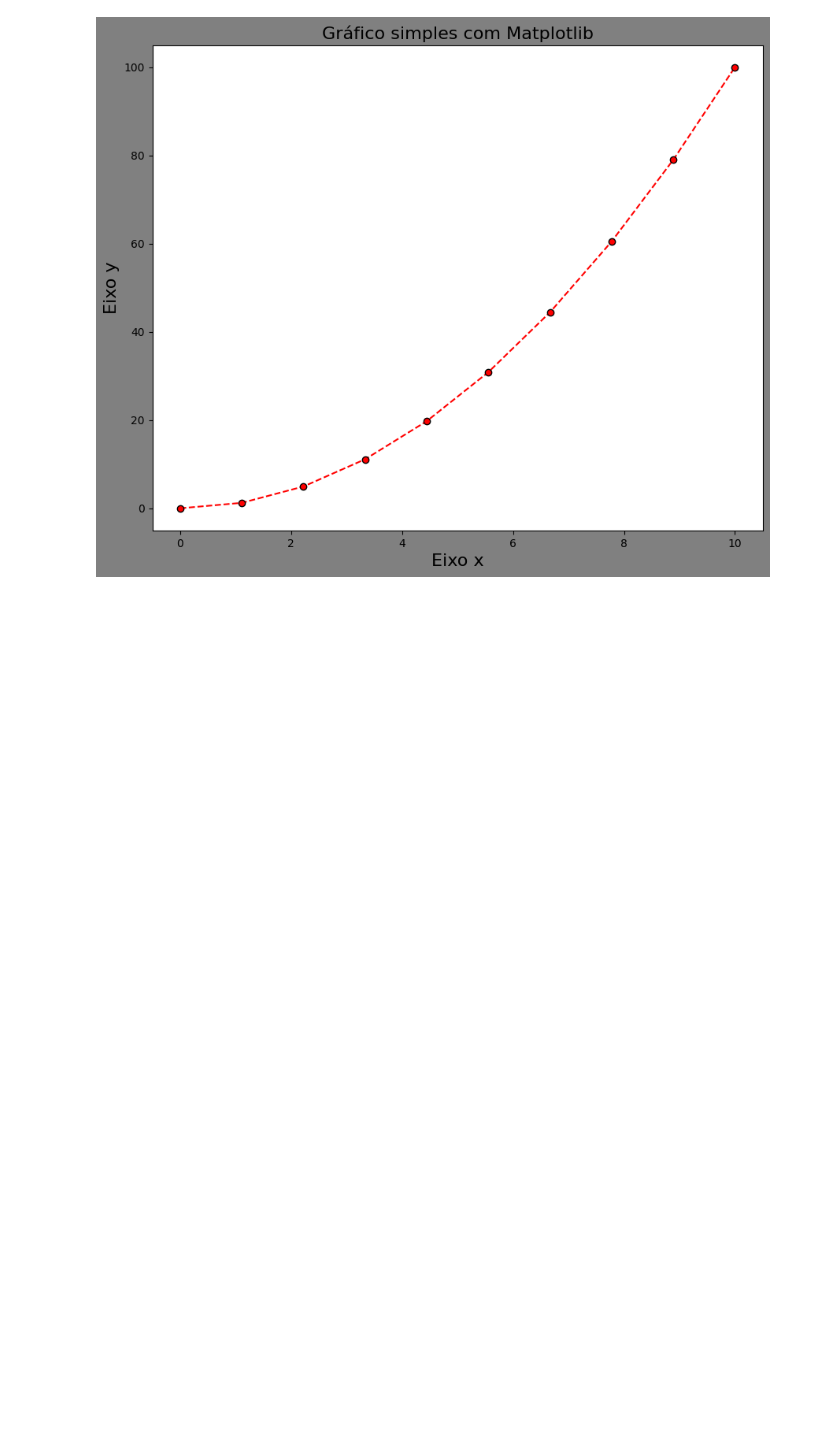
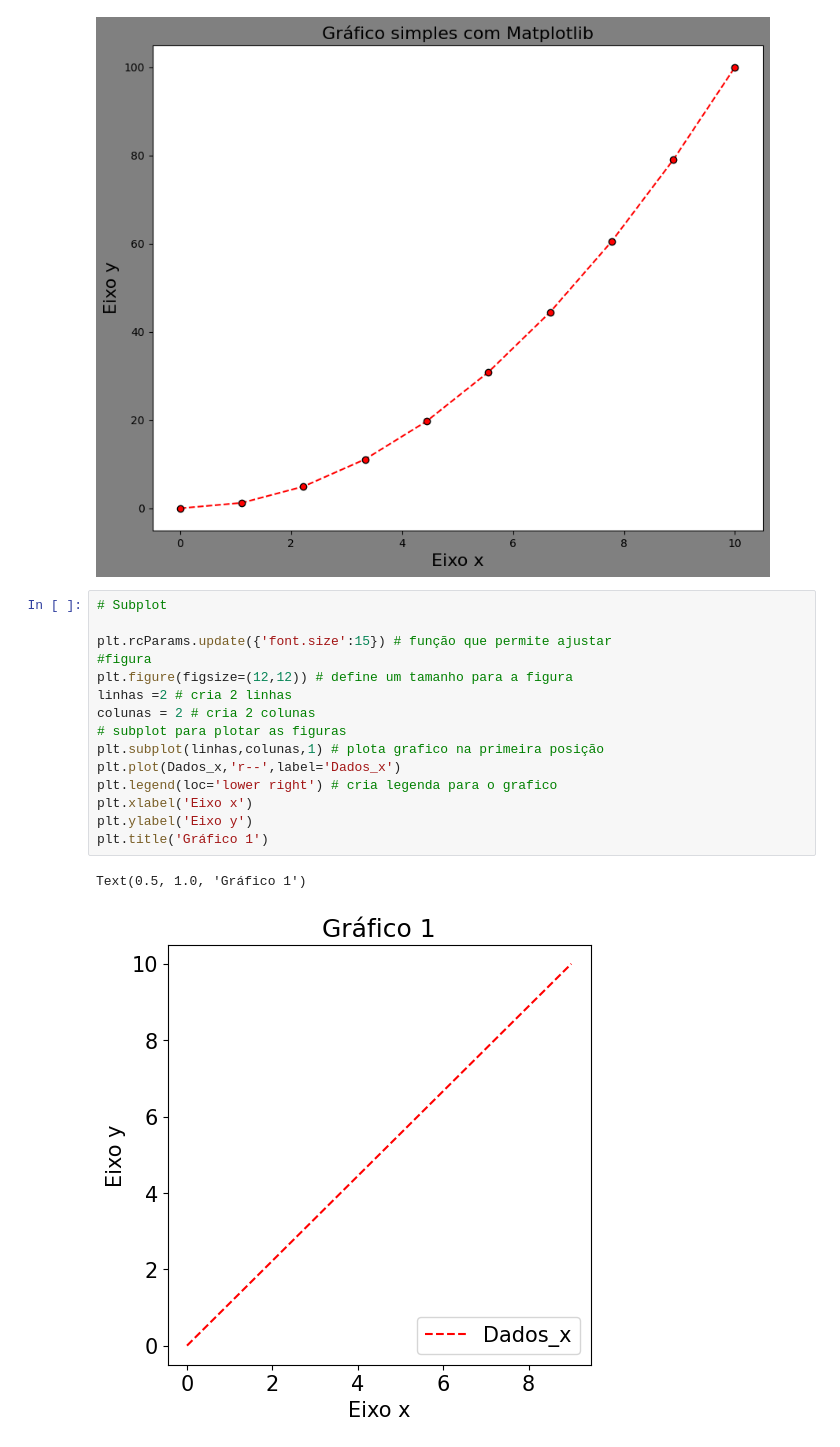
Before and after one commit to danielvieira95/Inteligencia_Artificial_2025, a Jupyter notebook: Turma-B/Aulas03e04/codigo.ipynb, the cells around one changed output. Drawn from its saved outputs; the diff is of its cells as text; blank space fills up the shorter version.

Commit message:
aula 03
subplot com matplotlib

```diff
--- a/Turma-B/Aulas03e04/codigo.ipynb
+++ b/Turma-B/Aulas03e04/codigo.ipynb
@@ -29,3 +29,21 @@ plt.title('Gráfico simples com Matplotlib',fontsize=16)
 # %% [output]
 Text(0.5, 1.0, 'Gráfico simples com Matplotlib')
 [figure]
+# %%
+# Subplot
+
+plt.rcParams.update({'font.size':15}) # função que permite ajustar
+#figura
+plt.figure(figsize=(12,12)) # define um tamanho para a figura
+linhas =2 # cria 2 linhas
+colunas = 2 # cria 2 colunas
+# subplot para plotar as figuras
+plt.subplot(linhas,colunas,1) # plota grafico na primeira posição
+plt.plot(Dados_x,'r--',label='Dados_x')
+plt.legend(loc='lower right') # cria legenda para o grafico
+plt.xlabel('Eixo x')
+plt.ylabel('Eixo y')
+plt.title('Gráfico 1')
+# %% [output]
+Text(0.5, 1.0, 'Gráfico 1')
+[figure, added]
```
